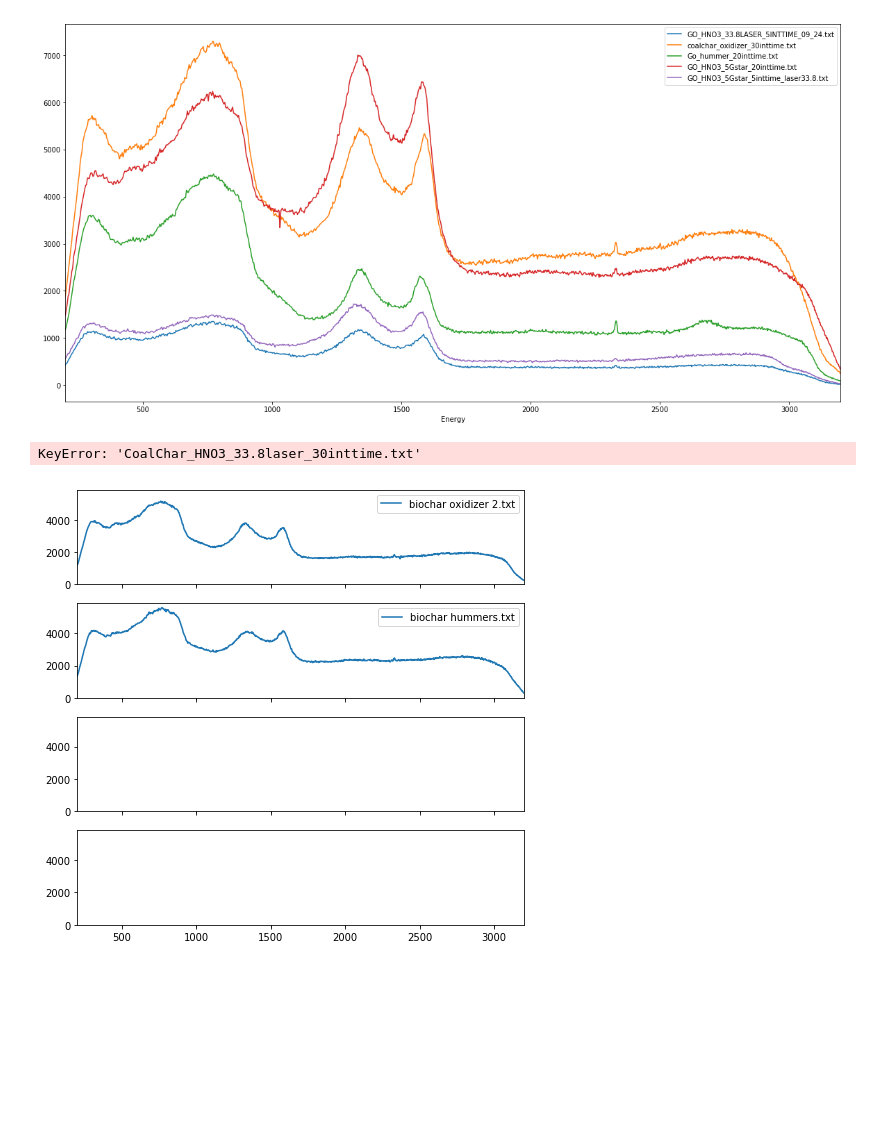
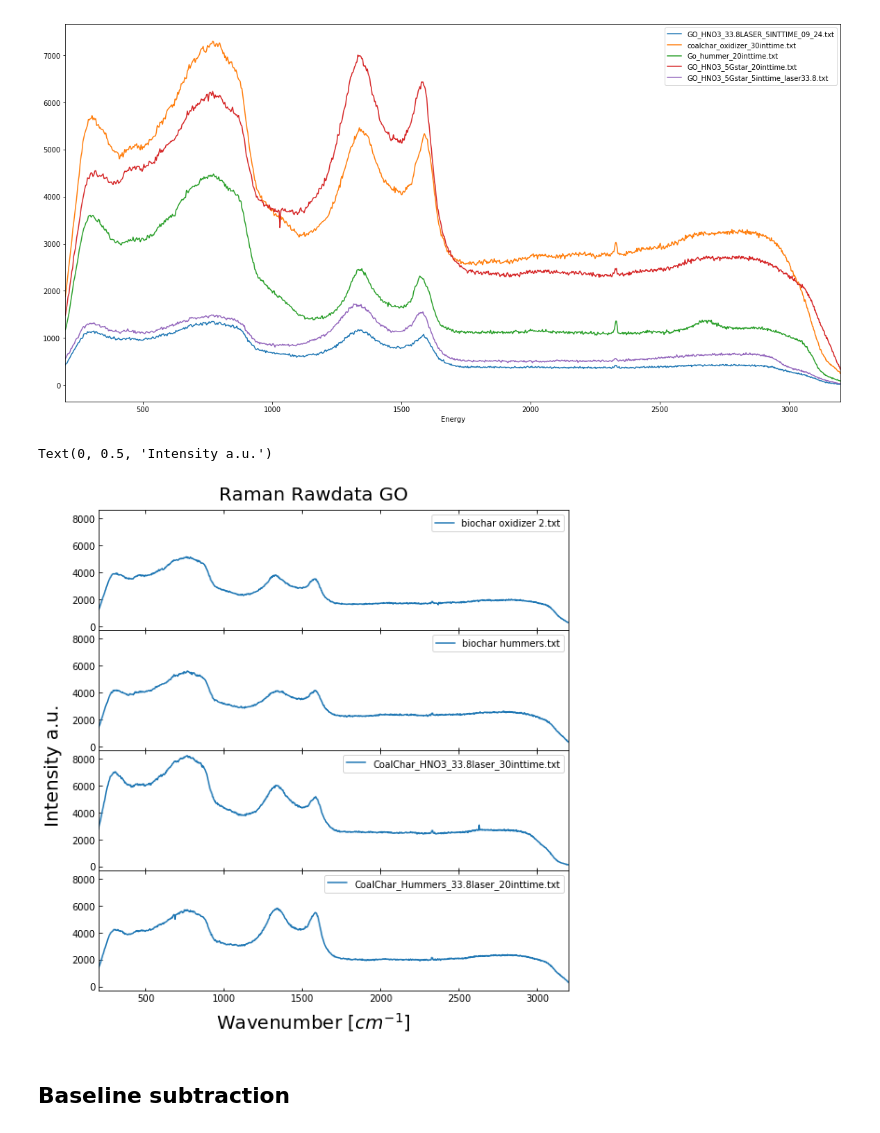
Before and after one commit to hududed/raman-analysis, a Jupyter notebook: nbs/Example_plots.ipynb, the cells around one changed output. Cells and saved outputs as stored; diff of their text form; code cells hidden in the pictures; blank space fills up the shorter version.

```diff
--- a/nbs/Example_plots.ipynb
+++ b/nbs/Example_plots.ipynb
@@ -110,24 +87,26 @@ df.plot(x='Energy',y=child[:5],figsize=(20,10))
 # %%
 fig, axes = plt.subplots(nrows=4, ncols=1,
                          sharex=True, sharey=True, figsize=(8,8))
 df.plot(x='Energy', y='biochar oxidizer 2.txt', ax=axes[0])
 df.plot(x='Energy', y='biochar hummers.txt', ax=axes[1])
 df.plot(x='Energy', y='CoalChar_HNO3_33.8laser_30inttime.txt', ax=axes[2])
-df.plot(x='Energy', y=fnames[3], ax=axes[3])
+df.plot(x='Energy', y='CoalChar_Hummers_33.8laser_20inttime.txt', ax=axes[3])
 fig.tight_layout()
 
 # Bring subplots close to each other and positioned further to the right
 fig.subplots_adjust(hspace=0, left=0.1, bottom=0.08)
 
 # Hide x labels and tick labels for all but bottom plot.
 for ax in axes:
     ax.xaxis.label.set_visible(False)
     ax.tick_params(axis='both', which='both', direction='in',top=True)
                     #     ax.label_outer()
 
-fig.suptitle('Raman overview GO', y=1.02, fontsize=20)
+fig.suptitle('Raman Rawdata GO', y=1.02, fontsize=20)
 fig.text(0.5, 0.01, r'Wavenumber [$cm^{-1}$]', fontsize=20, ha='center')
 fig.text(0, 0.5, 'Intensity a.u.', fontsize=20, va='center', rotation='vertical')
 # %% [output]
-KeyError: 'CoalChar_HNO3_33.8laser_30inttime.txt'
+Text(0, 0.5, 'Intensity a.u.')
-[figure, old version]
+[figure, new version]
+# %% [markdown]
+## Baseline subtraction
```
Also changed, not shown: parts of 12 cells of this notebook.
